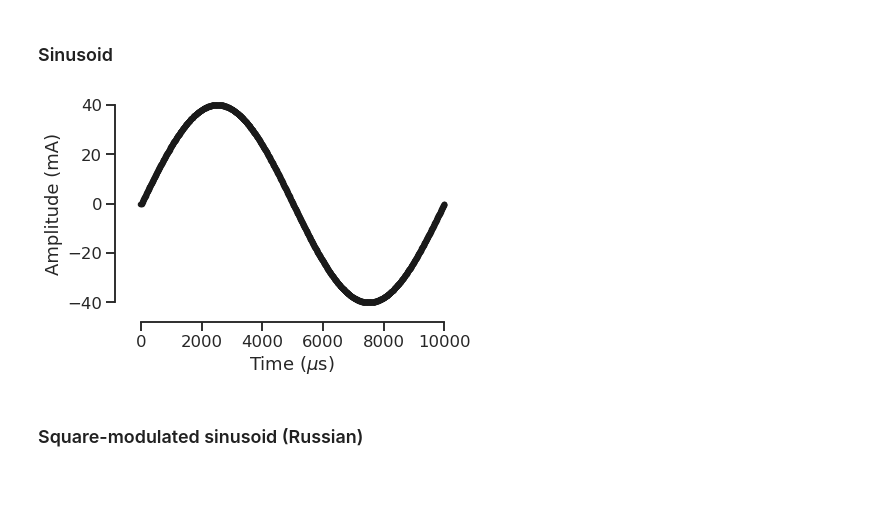
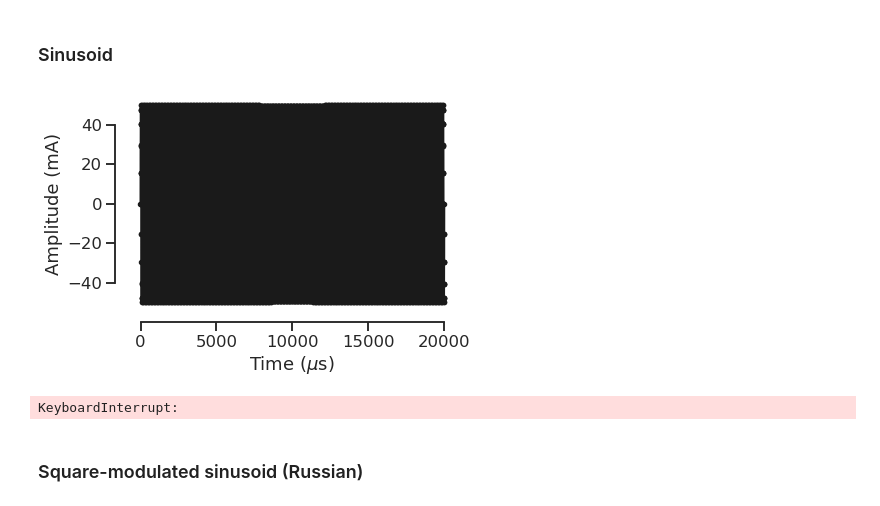
Before and after one commit to conorkeogh/wavewriter, a Jupyter notebook: nbs/04_examples.ipynb, the cells around one changed output. Cells and saved outputs as stored; diff of their text form; code cells hidden in the pictures.

```diff
--- a/nbs/04_examples.ipynb
+++ b/nbs/04_examples.ipynb
@@ -197,6 +202,9 @@ def generate_burst_boston(
         v: ndarray; output at each timepoint (mA)
         t: ndarray; corresponding timepoints (us)
     '''
+    # Set timestep
+    timestep = 5
+
     # Create lists; start stimulation at t=0
     v = np.array([])
     t = np.array([])
@@ -215,19 +223,19 @@ def generate_burst_boston(
         # Generate pulses
         for pulse in range(numpulses):
             # Start stimulation
-            v = np.concatenate((v, np.ones(int(pulsewidth/10), dtype=int)*amplitude))
+            v = np.concatenate((v, np.ones(int(pulsewidth/timestep), dtype=int)*amplitude))
 
             # Add biphasic pulse
-            v = np.concatenate((v, np.ones(int(pulsewidth/10), dtype=int)*-amplitude))
+            v = np.concatenate((v, np.ones(int(pulsewidth/timestep), dtype=int)*-amplitude))
 
             # Add interval before next pulse
-            v = np.concatenate((v, np.zeros(int(interval_intra/10), dtype=int)))
+            v = np.concatenate((v, np.zeros(int(interval_intra/timestep), dtype=int)))
 
         # Add interval before next burst
-        v = np.concatenate((v, np.zeros(int(interval_inter/10), dtype=int)))
+        v = np.concatenate((v, np.zeros(int(interval_inter/timestep), dtype=int)))
 
     # Get time
-    t = np.linspace(0, len(v)*10, num=len(v))
+    t = np.linspace(0, len(v)*timestep, num=len(v))
 
     return v, t
 # %%
@@ -285,6 +293,9 @@ def generate_burst_abbott(
         v: ndarray; output at each timepoint (mA)
         t: ndarray; corresponding timepoints (us)
     '''
+    # Set timestep
+    timestep = 5 # us
+
     # Create lists; start stimulation at t=0
     v = np.array([])
     t = np.array([])
@@ -301,16 +312,16 @@ def generate_burst_abbott(
     # Generate pulses
     for pulse in range(4):
         # Start stimulation
-        v = np.concatenate((v, np.ones(int(pulsewidth/10), dtype=int)*amplitude))
+        v = np.concatenate((v, np.ones(int(pulsewidth/timestep), dtype=int)*amplitude))
 
         # Add interval before next pulse
-        v = np.concatenate((v, np.zeros(int(interval_intra/10), dtype=int)))
+        v = np.concatenate((v, np.zeros(int(interval_intra/timestep), dtype=int)))
 
     # Add last pulse - no interval after
-    v = np.concatenate((v, np.ones(int(pulsewidth/10), dtype=int)*amplitude))
+    v = np.concatenate((v, np.ones(int(pulsewidth/timestep), dtype=int)*amplitude))
 
     # Add recovery phase
-    t_ = np.linspace(0, 5000, num=500)
+    t_ = np.linspace(0, 5000, num=int(5000/timestep))
 
     # Get value to recover
     target = np.abs(np.sum(v))
@@ -335,7 +346,7 @@ def generate_burst_abbott(
     v = np.concatenate((v, np.zeros(int(interval_inter/10), dtype=int)))
 
     # Get time
-    t = np.linspace(0, len(v)*10, num=len(v))
+    t = np.linspace(0, len(v)*timestep, num=len(v))
 
     return v, t
 # %%
@@ -362,6 +373,7 @@ device.stop()
 # %% [markdown]
 ### Sinusoid
 # %%
+#| export
 # Generate sinusoidal waveform
 def generate_sine(
     amplitude: float, # Amplitude of sine wave
@@ -378,9 +390,12 @@ def generate_sine(
         v: ndarray; output at each timepoint (mA)
         t: ndarray; corresponding timepoints (us)
     '''
+    # Set timestep
+    timestep = 5 # us
+
     # Get period for one cycle
     period = 1 / frequency
-    num_samples = int((1000000 / frequency) / 10) # 10us per sample
+    num_samples = int((1000000 / frequency) / timestep) # 10us per sample
 
     # Get time
     t = np.linspace(0, period*numcycles, num=num_samples*numcycles)
@@ -395,21 +410,23 @@ def generate_sine(
 # %%
 # Generate sinusoidal stimulation
 v, t = generate_sine(
-    40, # mA
-    100, # Hz
-    1 # Cycles
+    50, # mA
+    10000, # Hz
+    200 # Cycles
 )
 
 plot_waveforms(t, v)
 # %% [output]
-[figure, old version]
+[figure, new version]
 # %%
 # Send to device
 v_, t_ = convert_waveform(v, t)
-device.send_waveform(v_, t_)
+device.send_waveform(v_)
 device.start()
 time.sleep(10)
 device.stop()
+# %% [output]
+KeyboardInterrupt:
 # %% [markdown]
 ### Square-modulated sinusoid (Russian)
 # %%
```
Also changed, not shown: parts of 9 cells of this notebook, 4 other files.
